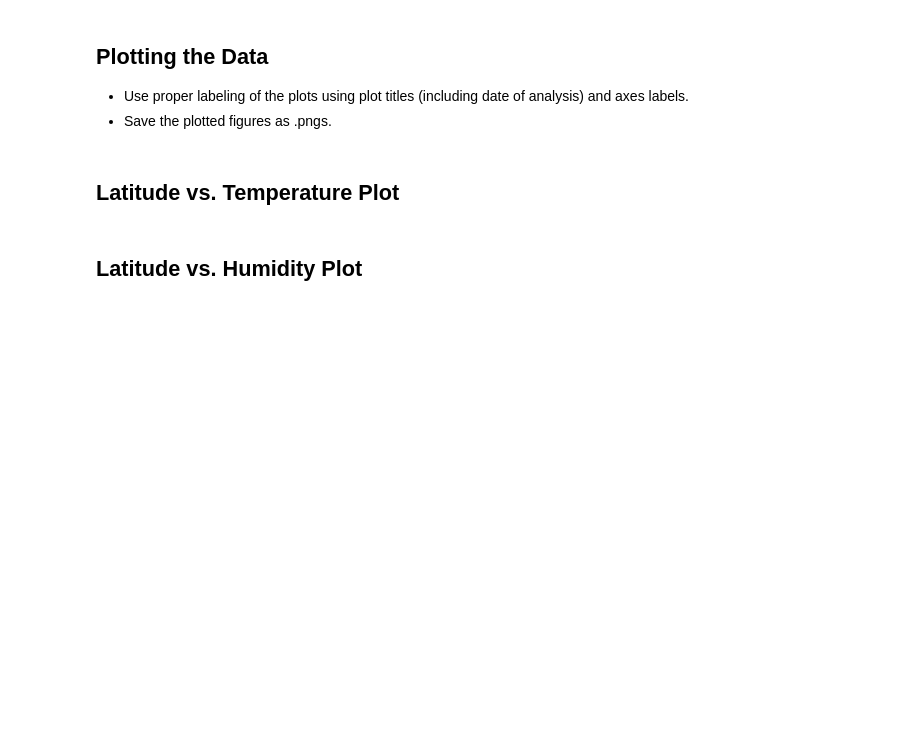
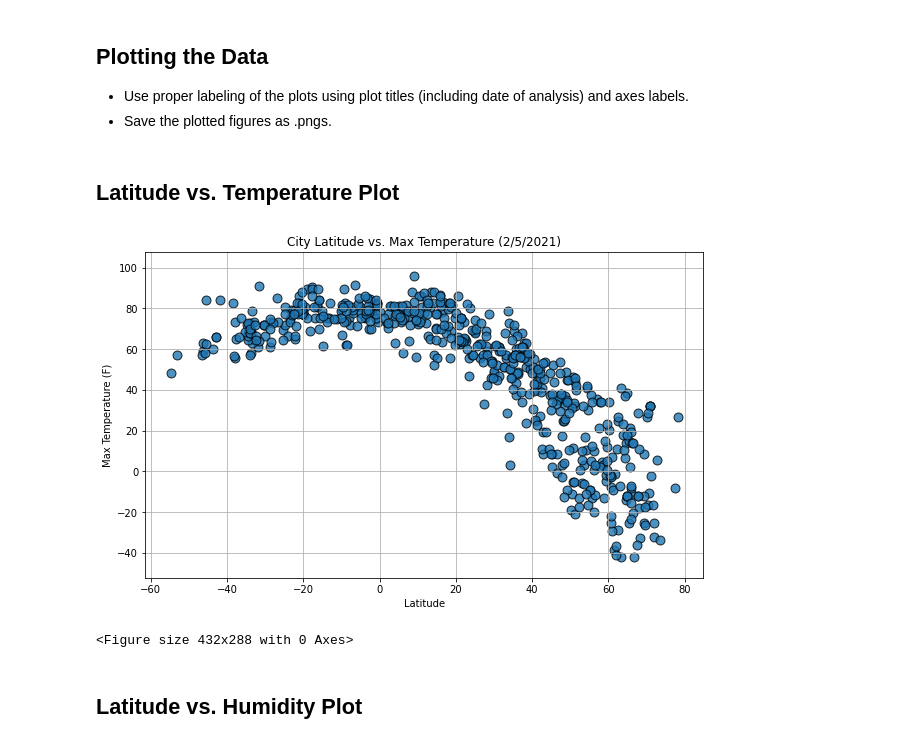
Before and after one commit to divya-gh/python-api-challenge, a Jupyter notebook: WeatherPy/WeatherPy.ipynb, the cells around one changed output. Drawn from its saved outputs; the diff is of its cells as text; code cells hidden in the pictures; blank space fills up the shorter version.

Commit message:
created functions for the plot

```diff
--- a/WeatherPy/WeatherPy.ipynb
+++ b/WeatherPy/WeatherPy.ipynb
@@ -129,8 +134,0 @@ Processing Record 632 of Set 13 | comodoro rivadavia
-# %%
-count =1
-sets=1
-for i in range(200):
-    print(f"count : {count}, sets : {sets}")
-    count+=1
-    if count % 50 ==0:
-        sets+=1
@@ -160,3 +185,7 @@ count : 200, sets : 5
 ## Inspect the data and remove the cities where the humidity > 100%.
 ----
 Skip this step if there are no cities that have humidity > 100%.
+# %%
+#Finding rows with humity value greater than 100
+Humidity_over100_df = city_data[city_data['Humidity']>100]
+Humidity_over100_df
@@ -163,2 +196,5 @@ Skip this step if there are no cities that have humidity > 100%.
 # %%
 #  Get the indices of cities that have humidity over 100%.
+# Only if there are cities with humidy > 100%
+index = Humidity_over100_df.index
+index
@@ -165,3 +203,5 @@ Skip this step if there are no cities that have humidity > 100%.
 # %%
 # Make a new DataFrame equal to the city data to drop all humidity outliers by index.
 # Passing "inplace=False" will make a copy of the city_data DataFrame, which we call "clean_city_data".
+clean_city_data = city_data.drop(index , inplace=False)
+clean_city_data
@@ -171,5 +238,38 @@ Skip this step if there are no cities that have humidity > 100%.
 * Save the plotted figures as .pngs.
 # %% [markdown]
 ## Latitude vs. Temperature Plot
+# %%
+# Function to Plot Scatter
+def Scatterplot(x,y,title,ylabel,i,j):
+    plt.figure(figsize=(10,6))
+    plt.scatter(x, y, alpha=.8, s=80, edgecolor="black")
+    plt.grid()
+    plt.xlabel("Latitude")
+    plt.ylabel(ylabel)
+    plt.title(title)
+    plt.ylim(min(y)-i,max(y)+j)
+    plt.show()
+    plt.tight_layout()
+
+#Set current date for title
+date = '2/5/2021'
+
+#Set X-Axis and Y-axis for plotting
+x_axis = clean_city_data["Lat"]
+y_axis_temp = clean_city_data["Max Temp(F)"]
+
+#Set Title
+title = f"City Latitude vs. Max Temperature ({date})"
+y_label_T = "Max Temperature (F)"
+
+#Set ylim minimum
+ymin = 10
+ymax = 12
+
+#Call the function for plotting
+scatterplot_Lat_Temp =  Scatterplot(x_axis,y_axis_temp ,title,y_label_T,ymin,ymax)
+# %% [output]
+[figure, added]
+<Figure size 432x288 with 0 Axes>
 # %% [markdown]
 ## Latitude vs. Humidity Plot
```
Also changed, not shown: parts of 28 cells of this notebook.
